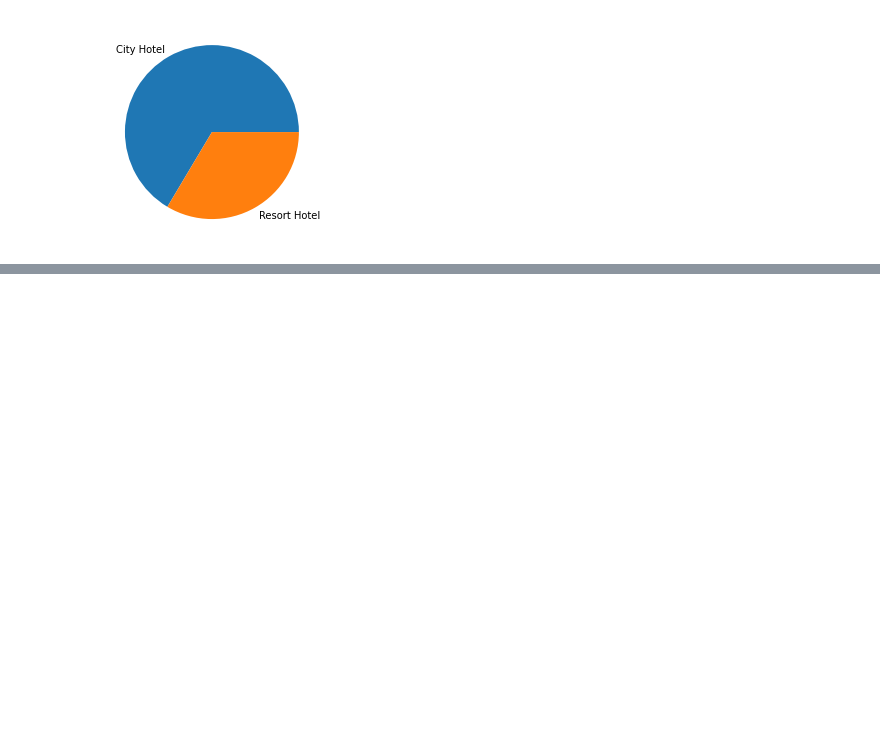
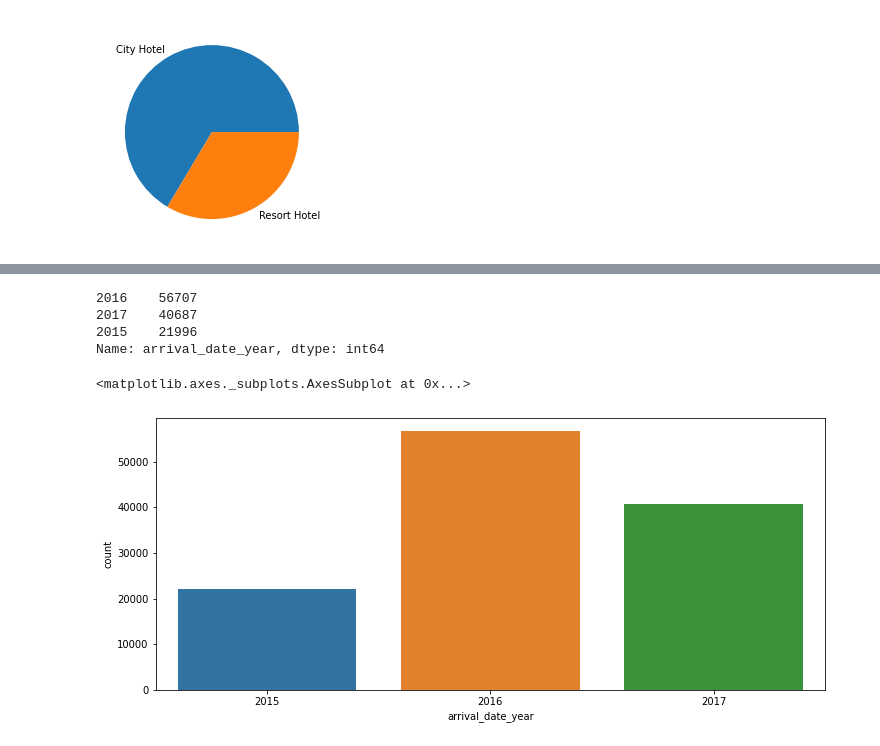
Before and after one commit to kiran2424/hotel-booking-data-analysis, a Jupyter notebook: Copy_of_Hotel_Booking_Analysis_Capstone_Project.ipynb, the cells around one changed output, grey strips where cells are left out. Cells and saved outputs as stored; diff of their text form; code cells hidden in the pictures; blank space fills up the shorter version.

```diff
--- a/Copy_of_Hotel_Booking_Analysis_Capstone_Project.ipynb
+++ b/Copy_of_Hotel_Booking_Analysis_Capstone_Project.ipynb
@@ -98,0 +228,13 @@ plt.show()
+# %%
+df_data['arrival_date_year'].value_counts()
+# %% [output]
+2016    56707
+2017    40687
+2015    21996
+Name: arrival_date_year, dtype: int64
+# %%
+#df_data['arrival_date_year'].value_counts().plot(kind='bar')
+sns.countplot(df_data['arrival_date_year'])
+# %% [output]
+<matplotlib.axes._subplots.AxesSubplot at 0x...>
+[figure, added]
```
Also changed, not shown: parts of 30 cells of this notebook.
